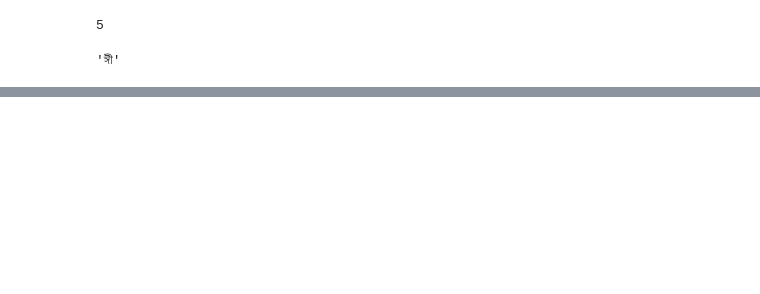
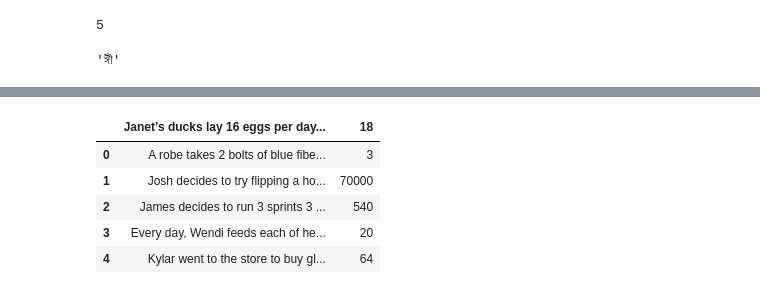
Before and after one commit to sadhiin/Attention-Is-All-You-Need, a Jupyter notebook: 07-sentence-tokenization.ipynb, the cells around one changed output, grey strips where cells are left out. Drawn from its saved outputs; the diff is of its cells as text; code cells hidden in the pictures; blank space fills up the shorter version.

```diff
--- a/07-sentence-tokenization.ipynb
+++ b/07-sentence-tokenization.ipynb
@@ -66,0 +82,9 @@ import pandas as pd
+# %%
+en_data.head()
+# %% [output]
+|  | Janet’s ducks lay 16 eggs per day... | 18 |
+| 0 | A robe takes 2 bolts of blue fibe... | 3 |
+| 1 | Josh decides to try flipping a ho... | 70000 |
+| 2 | James decides to run 3 sprints 3 ... | 540 |
+| 3 | Every day, Wendi feeds each of he... | 20 |
+| 4 | Kylar went to the store to buy gl... | 64 |
```
Also changed, not shown: parts of 38 cells of this notebook.
